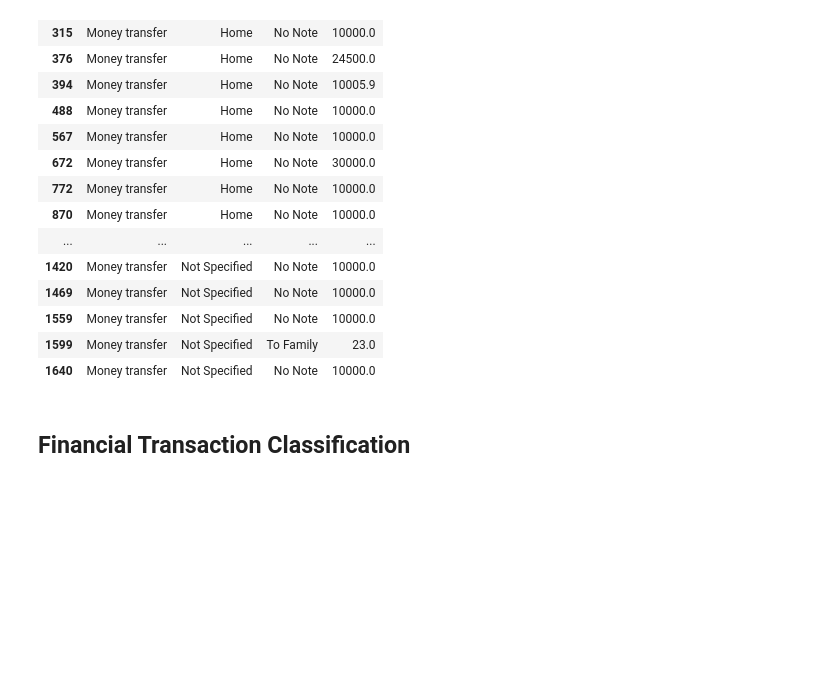
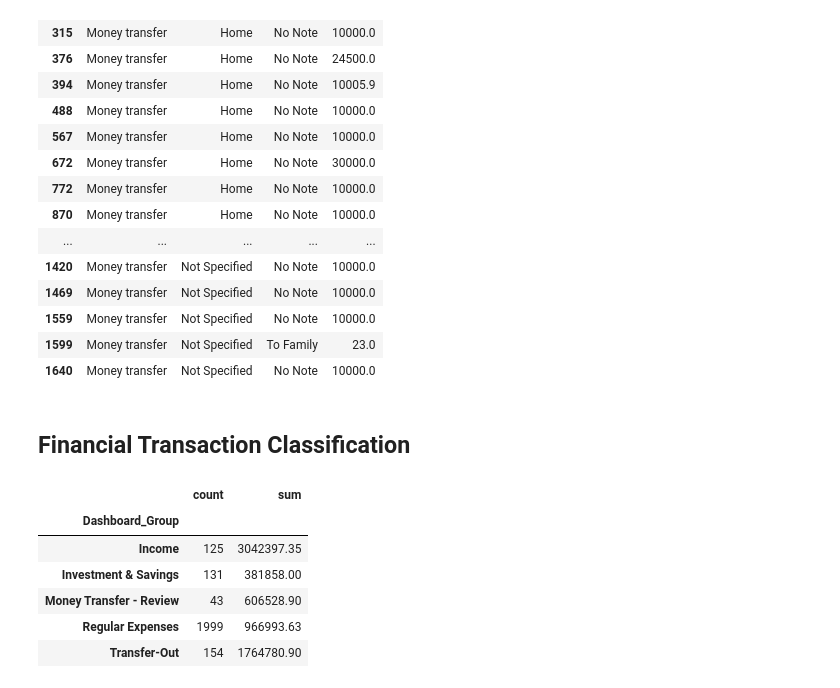
Before and after one commit to eshat69/AI-Personal_Finance-Manager, a Jupyter notebook: Financial_Dashboard.ipynb, the cells around one changed output. Drawn from its saved outputs; the diff is of its cells as text; code cells hidden in the pictures; blank space fills up the shorter version.

Commit message:
Add group-wise financial summary for dashboard categories in Financial Dashboard notebook

```diff
--- a/Financial_Dashboard.ipynb
+++ b/Financial_Dashboard.ipynb
@@ -411,3 +411,58 @@ display(
 | 1640 | Money transfer | Not Specified | No Note | 10000.0 |
 # %% [markdown]
 ## Financial Transaction Classification
+# %%
+
+# Create Dashboard Group
+fd["Dashboard_Group"] = "Other Transaction"
+
+# Income
+fd.loc[
+    fd["Income/Expense"] == "Income",
+    "Dashboard_Group"
+] = "Income"
+
+# Regular Expenses
+fd.loc[
+    fd["Income/Expense"] == "Expense",
+    "Dashboard_Group"
+] = "Regular Expenses"
+
+# Investment and Savings
+fd.loc[
+    (fd["Income/Expense"] == "Expense") &
+    (fd["Category"].isin([
+        "Investment",
+        "Public Provident Fund",
+        "Recurring Deposit"
+    ])),
+    "Dashboard_Group"
+] = "Investment & Savings"
+
+# Money Transfer (Unverified)
+fd.loc[
+    (fd["Income/Expense"] == "Expense") &
+    (fd["Category"] == "Money transfer"),
+    "Dashboard_Group"
+] = "Money Transfer - Review"
+
+# Transfer-Out
+fd.loc[
+    fd["Income/Expense"] == "Transfer-Out",
+    "Dashboard_Group"
+] = "Transfer-Out"
+
+# Group-wise Financial Summary
+group_summary = fd.groupby("Dashboard_Group")["Amount"].agg(
+    ["count", "sum"]
+).round(2)
+
+group_summary
+# %% [output]
+|  | count | sum |
+| Dashboard_Group |  |  |
+| Income | 125 | 3042397.35 |
+| Investment & Savings | 131 | 381858.00 |
+| Money Transfer - Review | 43 | 606528.90 |
+| Regular Expenses | 1999 | 966993.63 |
+| Transfer-Out | 154 | 1764780.90 |
```
